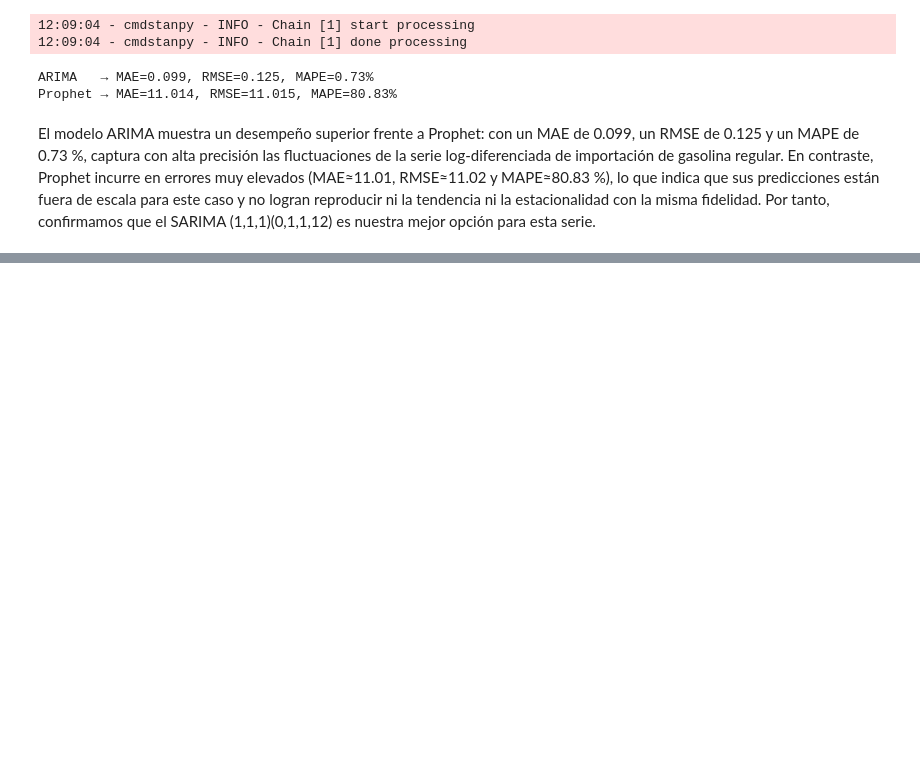
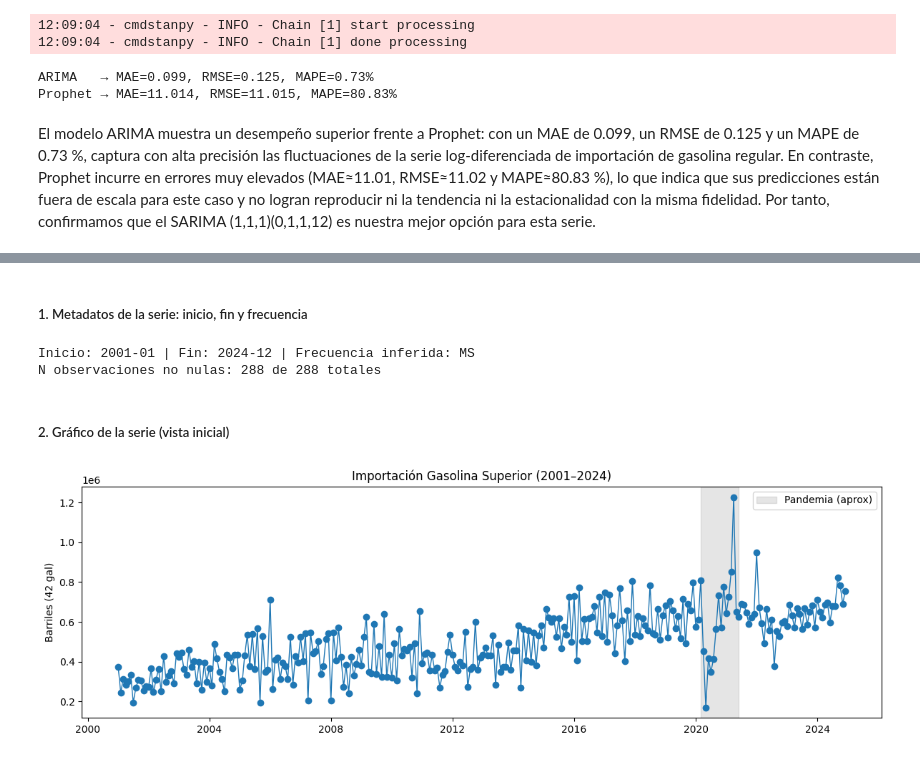
Before and after one commit to EstebanZG999/Lab1_DS, a Jupyter notebook: src/modelos_univariantes.ipynb, the cells around one changed output, grey strips where cells are left out. Drawn from its saved outputs; the diff is of its cells as text; code cells hidden in the pictures; blank space fills up the shorter version.

Commit message:
feat: super import series finished

```diff
--- a/src/modelos_univariantes.ipynb
+++ b/src/modelos_univariantes.ipynb
@@ -1197,0 +1278,24 @@ El modelo ARIMA muestra un desempeño superior frente a Prophet: con un MAE de 0
+# %% [markdown]
+##### 1. Metadatos de la serie: inicio, fin y frecuencia
+# %%
+start = y.dropna().index.min()
+end = y.dropna().index.max()
+freq = pd.infer_freq(y.dropna().index)
+print(f"Inicio: {start:%Y-%m} | Fin: {end:%Y-%m} | Frecuencia inferida: {freq}")
+print(f"N observaciones no nulas: {y.notna().sum()} de {len(y)} totales")
+# %% [output]
+Inicio: 2001-01 | Fin: 2024-12 | Frecuencia inferida: MS
+N observaciones no nulas: 288 de 288 totales
+# %% [markdown]
+##### 2. Gráfico de la serie (vista inicial)
+# %%
+plt.figure(figsize=(12,4))
+plt.plot(y, marker='o', linewidth=1)
+plt.axvspan("2020-03-01", "2021-06-01", color='gray', alpha=0.2, label='Pandemia (aprox)')
+plt.title("Importación Gasolina Superior (2001–2024)")
+plt.ylabel("Barriles (42 gal)")
+plt.legend()
+plt.tight_layout()
+plt.show()
+# %% [output]
+[figure, added]
```
Also changed, not shown: parts of 28 cells of this notebook.
